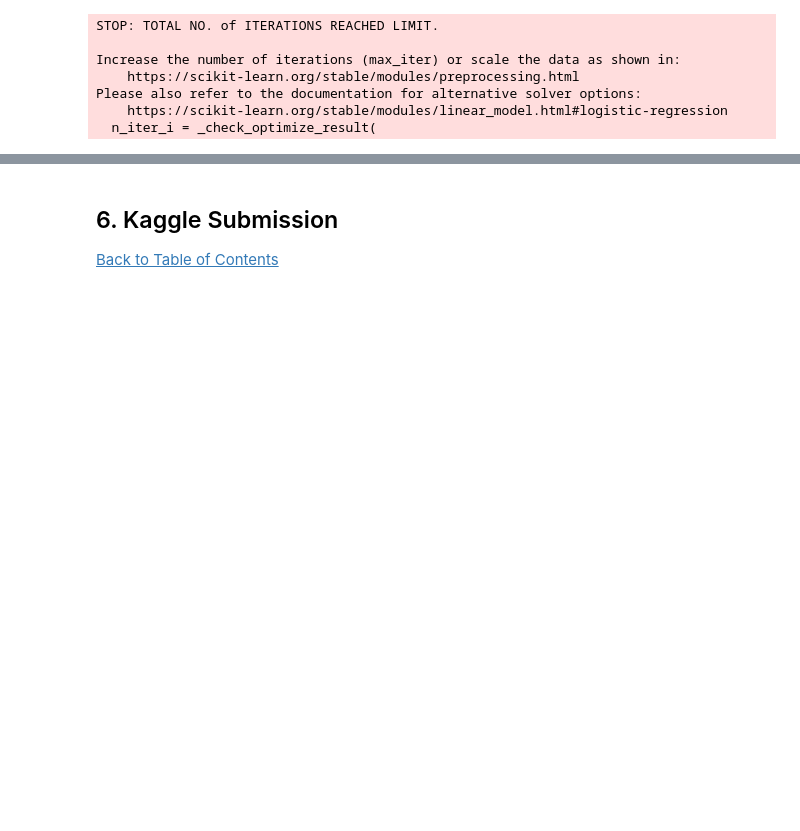
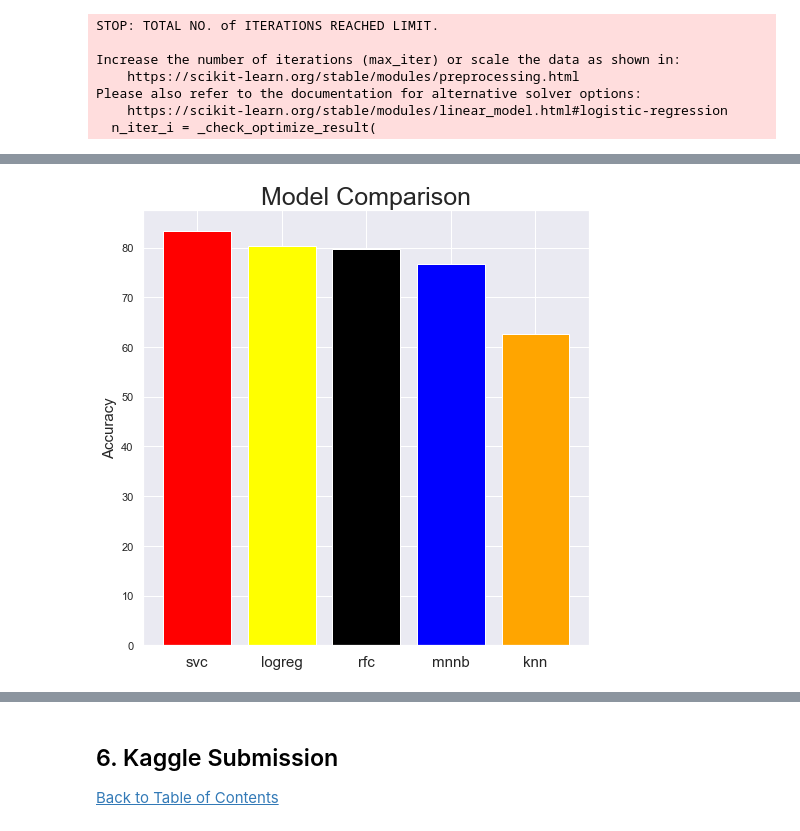
Before and after one commit to RogerA11/Team-GM4-classification-predict, a Jupyter notebook: Roger Arendse/edsa_climate_change_belief_analysis_2022.ipynb, the cells around one changed output, grey strips where cells are left out. Cells and saved outputs as stored; diff of their text form; code cells hidden in the pictures; blank space fills up the shorter version.

```diff
--- a/Roger Arendse/edsa_climate_change_belief_analysis_2022.ipynb
+++ b/Roger Arendse/edsa_climate_change_belief_analysis_2022.ipynb
@@ -666,3 +639,16 @@ Accuracy: 0.7684065934065935
+# %%
+# view model performance comparison
+sns.set(rc = {'figure.figsize':(8,8)})
+c = ['red', 'yellow', 'black', 'blue', 'orange']
+labels = ['svc', 'logreg', 'rfc', 'mnnb', 'knn']
+model_accuracy = [round(svc_accuracy*100, 1), round(logreg_accuracy*100, 1), round(rfc_accuracy*100, 1), round(mnnb_accuracy*100, 1), round(knn_accuracy*100, 1)]
+plt.bar(labels, model_accuracy, color=c)
+plt.title('Model Comparison', fontsize=25)
+plt.xticks(labels, fontsize=15)
+plt.ylabel("Accuracy", fontsize=15)
+plt.show()
+# %% [output]
+[figure, added]
 # %%
 # create dictionary to store parameters and metrics
 params = {
```
Also changed, not shown: parts of 46 cells of this notebook, 10 other files.
